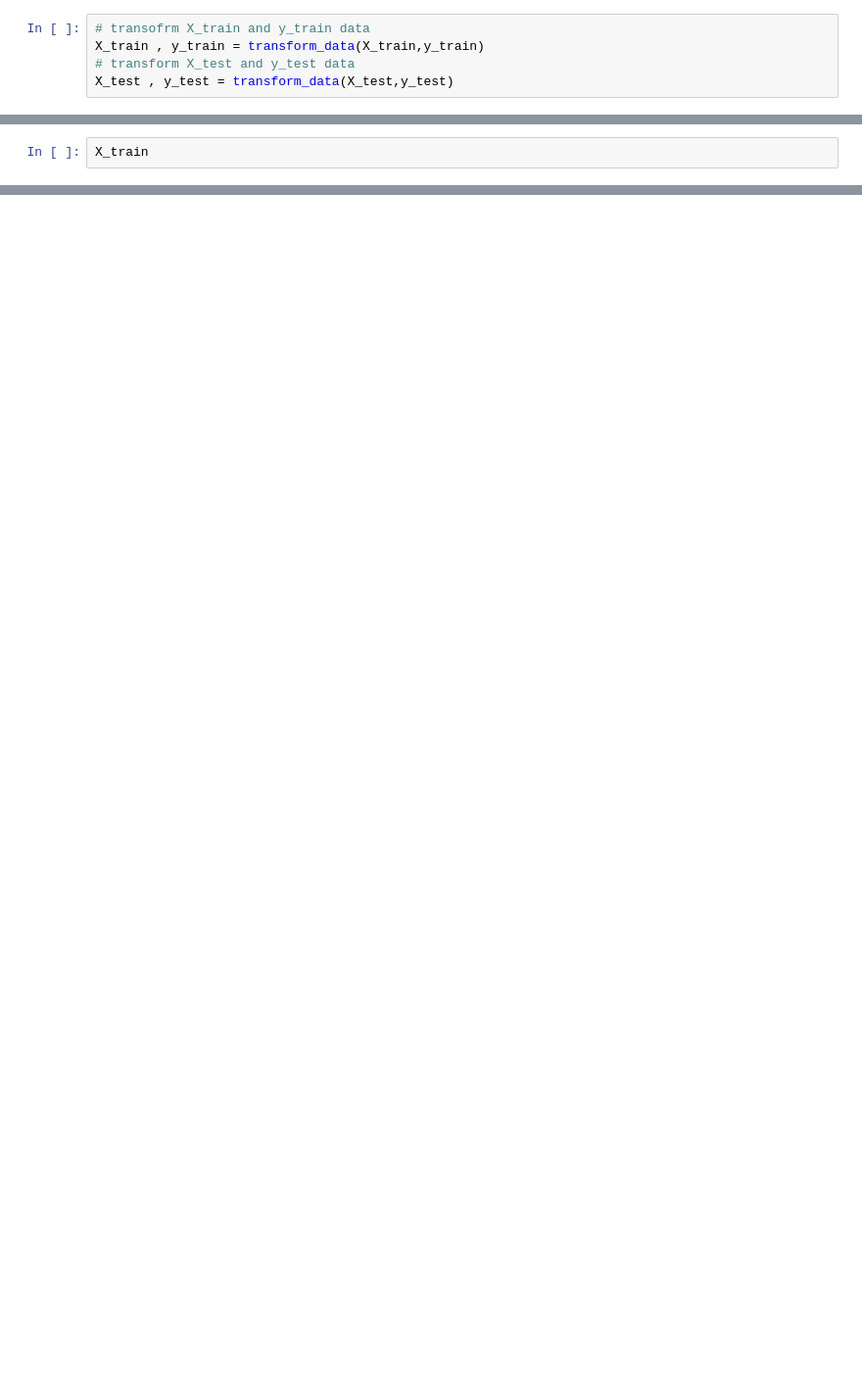
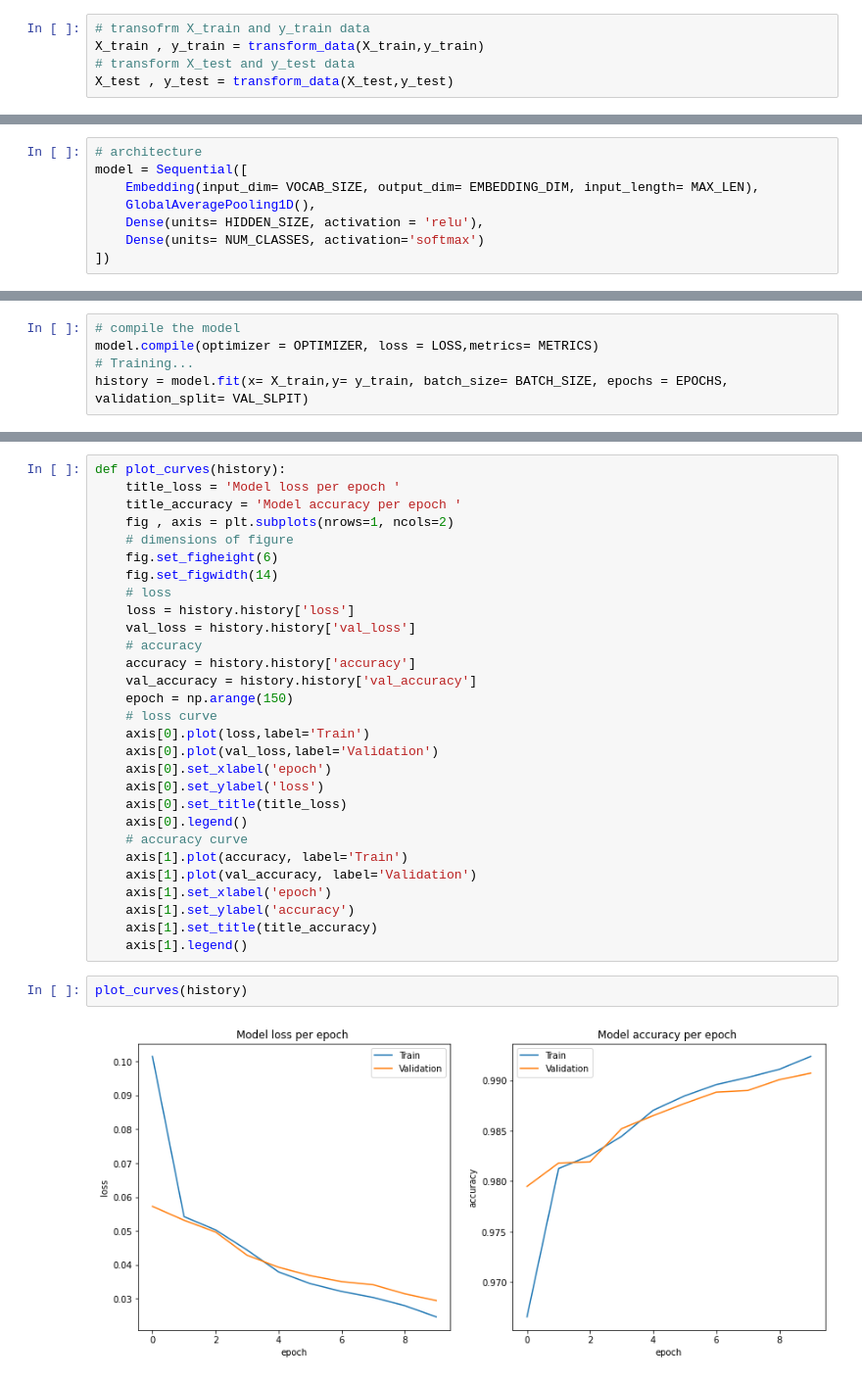
Before and after one commit to mahmodKhaled/Name-Verification-Model, a Jupyter notebook: Name_Verification_model.ipynb, the cells around one changed output, grey strips where cells are left out. Shown at 98% size. Cells and saved outputs as stored; diff of their text form; blank space fills up the shorter version.

Commit message:
create my own model, train the model and perform predictions, then save the model

```diff
--- a/Name_Verification_model.ipynb
+++ b/Name_Verification_model.ipynb
@@ -484,2 +500,8 @@ X_test , y_test = transform_data(X_test,y_test)
 # %%
-X_train
+# architecture
+model = Sequential([
+    Embedding(input_dim= VOCAB_SIZE, output_dim= EMBEDDING_DIM, input_length= MAX_LEN),
+    GlobalAveragePooling1D(),
+    Dense(units= HIDDEN_SIZE, activation = 'relu'),
+    Dense(units= NUM_CLASSES, activation='softmax')
+])
@@ -499,0 +529,5 @@ X_train
+# %%
+# compile the model
+model.compile(optimizer = OPTIMIZER, loss = LOSS,metrics= METRICS)
+# Training...
+history = model.fit(x= X_train,y= y_train, batch_size= BATCH_SIZE, epochs = EPOCHS, validation_split= VAL_SLPIT)
@@ -499,0 +555,33 @@ X_train
+# %%
+def plot_curves(history):
+    title_loss = 'Model loss per epoch '
+    title_accuracy = 'Model accuracy per epoch '
+    fig , axis = plt.subplots(nrows=1, ncols=2)
+    # dimensions of figure
+    fig.set_figheight(6)
+    fig.set_figwidth(14)
+    # loss
+    loss = history.history['loss']
+    val_loss = history.history['val_loss']
+    # accuracy
+    accuracy = history.history['accuracy']
+    val_accuracy = history.history['val_accuracy']
+    epoch = np.arange(150)
+    # loss curve
+    axis[0].plot(loss,label='Train')
+    axis[0].plot(val_loss,label='Validation')
+    axis[0].set_xlabel('epoch')
+    axis[0].set_ylabel('loss')
+    axis[0].set_title(title_loss)
+    axis[0].legend()
+    # accuracy curve
+    axis[1].plot(accuracy, label='Train')
+    axis[1].plot(val_accuracy, label='Validation')
+    axis[1].set_xlabel('epoch')
+    axis[1].set_ylabel('accuracy')
+    axis[1].set_title(title_accuracy)
+    axis[1].legend()
+# %%
+plot_curves(history)
+# %% [output]
+[figure, added]
```
Also changed, not shown: parts of 25 cells of this notebook.
